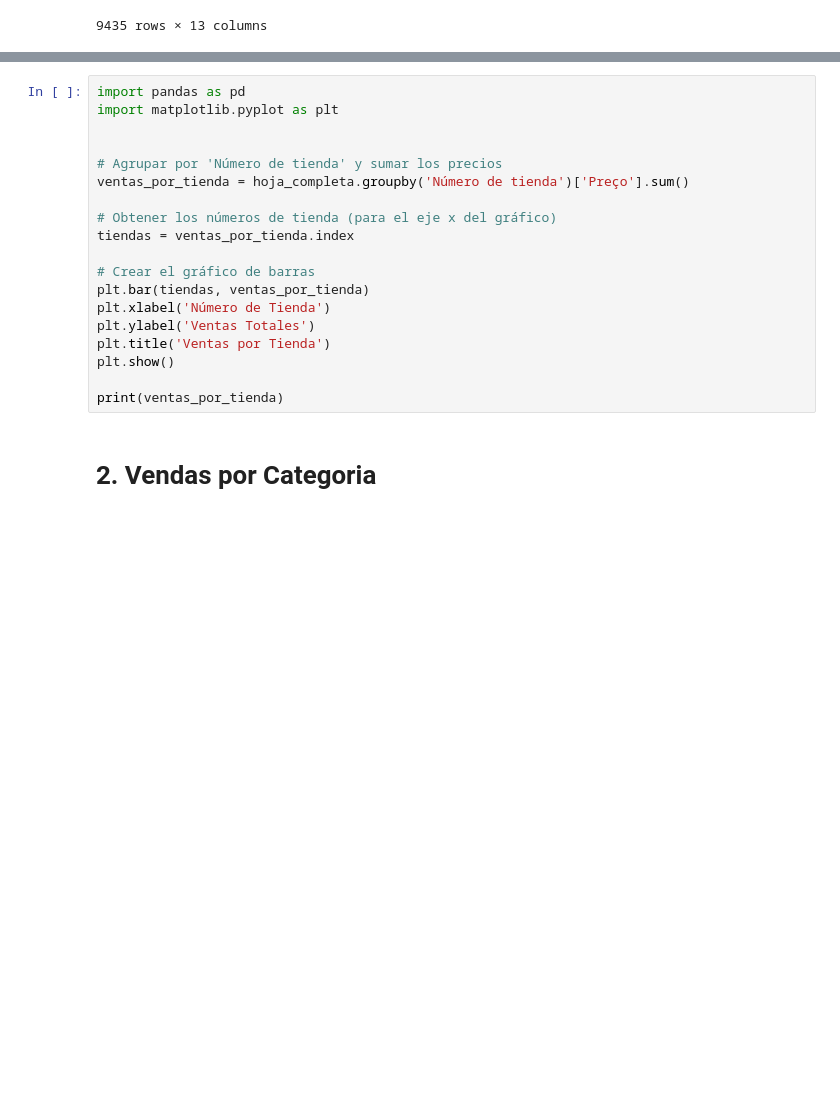
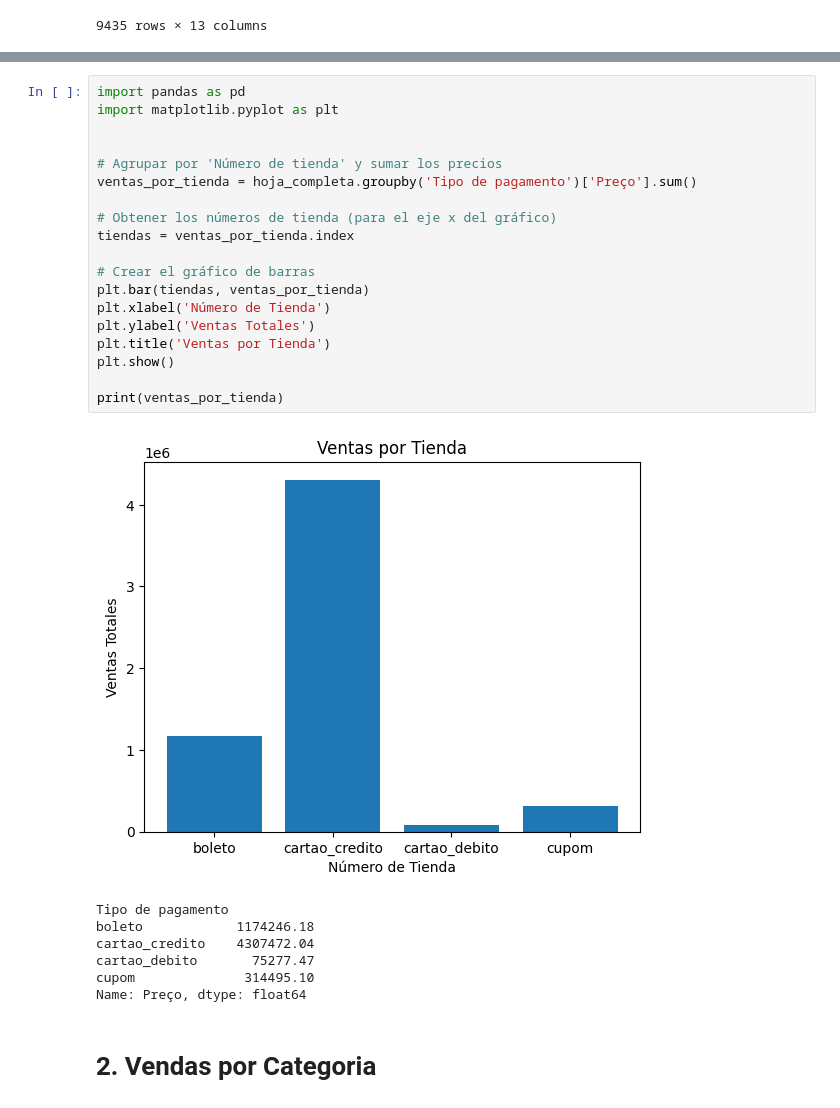
Before and after one commit to mariobrenesarroyo/Challenge-Alura-Store-Mario-Enrique-Brenes-Arroyo, a Jupyter notebook: challenge1-data-science-main/AluraStoreBr.ipynb, the cells around one changed output, grey strips where cells are left out. Saved outputs shown, nothing was run; the diff lists cells and outputs as text; blank space fills up the shorter version.

```diff
--- a/challenge1-data-science-main/AluraStoreBr.ipynb
+++ b/challenge1-data-science-main/AluraStoreBr.ipynb
@@ -80,22 +80,30 @@ Name: Preço, dtype: float64
 # %%
 import pandas as pd
 import matplotlib.pyplot as plt
 
 
 # Agrupar por 'Número de tienda' y sumar los precios
-ventas_por_tienda = hoja_completa.groupby('Número de tienda')['Preço'].sum()
+ventas_por_tienda = hoja_completa.groupby('Tipo de pagamento')['Preço'].sum()
 
 # Obtener los números de tienda (para el eje x del gráfico)
 tiendas = ventas_por_tienda.index
 
 # Crear el gráfico de barras
 plt.bar(tiendas, ventas_por_tienda)
 plt.xlabel('Número de Tienda')
 plt.ylabel('Ventas Totales')
 plt.title('Ventas por Tienda')
 plt.show()
 
 print(ventas_por_tienda)
+# %% [output]
+[figure, added]
+Tipo de pagamento
+boleto            1174246.18
+cartao_credito    4307472.04
+cartao_debito       75277.47
+cupom              314495.10
+Name: Preço, dtype: float64
 # %% [markdown]
 # 2. Vendas por Categoria
 # %% [markdown]
```
Also changed, not shown: parts of 1 cell of this notebook.
